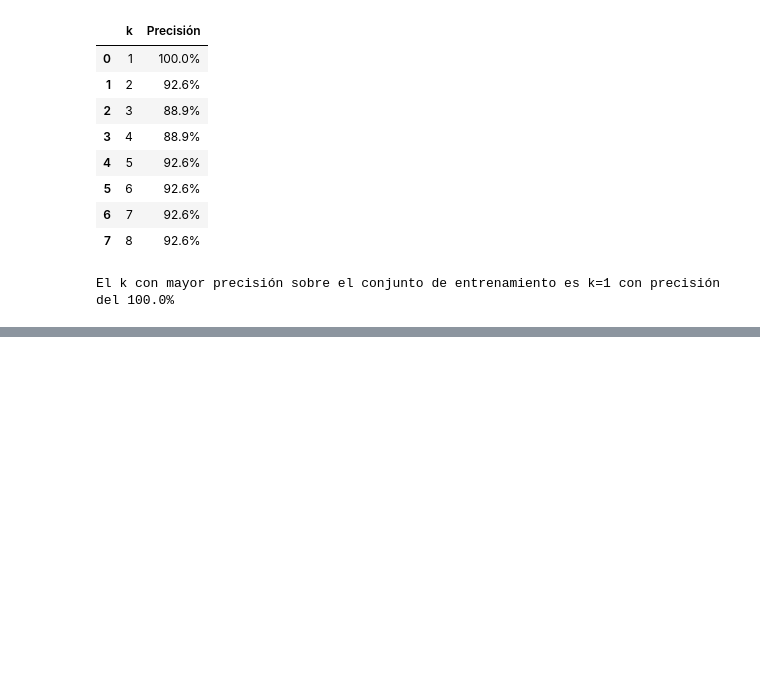
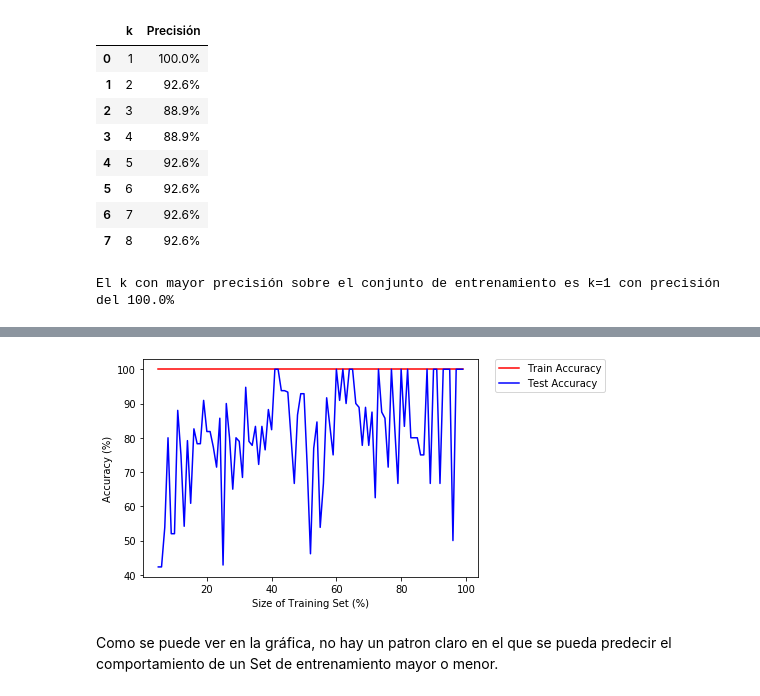
Before and after one commit to jgavirias13/DataScienceTools, a Jupyter notebook: Estadistica/taller1/taller1.ipynb, the cells around one changed output, grey strips where cells are left out. Cells and saved outputs as stored; diff of their text form; code cells hidden in the pictures; blank space fills up the shorter version.

```diff
--- a/Estadistica/taller1/taller1.ipynb
+++ b/Estadistica/taller1/taller1.ipynb
@@ -188,0 +199,5 @@ El k con mayor precisión sobre el conjunto de entrenamiento es k=1 con precisi
+# %%
+# Se crea el arbol de descisión
+decision_tree = tree.DecisionTreeClassifier()
+x = datos.drop('genero', axis=1)
+y = datos.genero
@@ -188,0 +206,16 @@ El k con mayor precisión sobre el conjunto de entrenamiento es k=1 con precisi
+# %%
+testSize = 0.95
+resumenAcc = pd.DataFrame(columns=['Size of trainig Set', 'Train Accuracy', 'Test Accuracy'])
+while(testSize > 0):
+    # Se divide el conjunto de entrenamiento y de test
+    x_train, x_test, y_train, y_test = model_selection.train_test_split(x, y, test_size = testSize)
+
+    # Entrenamiento del arbol de decisión
+    decision_tree.fit(x_train, y_train)
+
+    # Precisión en el conjunto de entrenamiento y de test
+    trainAcc = round(decision_tree.score(x_train, y_train)*100,2)
+    testAcc = round(decision_tree.score(x_test, y_test)*100,2)
+    resumenAcc.loc[len(resumenAcc)] = [(1-testSize)*100,trainAcc, testAcc]
+
+    testSize = testSize-0.01
@@ -188,0 +238,11 @@ El k con mayor precisión sobre el conjunto de entrenamiento es k=1 con precisi
+# %%
+plt.plot(resumenAcc['Size of trainig Set'],resumenAcc['Train Accuracy'], 'r-', label='Train Accuracy')
+plt.plot(resumenAcc['Size of trainig Set'], resumenAcc['Test Accuracy'], 'b-', label='Test Accuracy')
+plt.ylabel('Accuracy (%)')
+plt.xlabel('Size of Training Set (%)')
+plt.legend(bbox_to_anchor=(1.05, 1), loc='upper left', borderaxespad=0.)
+plt.show()
+# %% [output]
+[figure, added]
+# %% [markdown]
+Como se puede ver en la gráfica, no hay un patron claro en el que se pueda predecir el comportamiento de un Set de entrenamiento mayor o menor.
```
Also changed, not shown: parts of 6 cells of this notebook.
